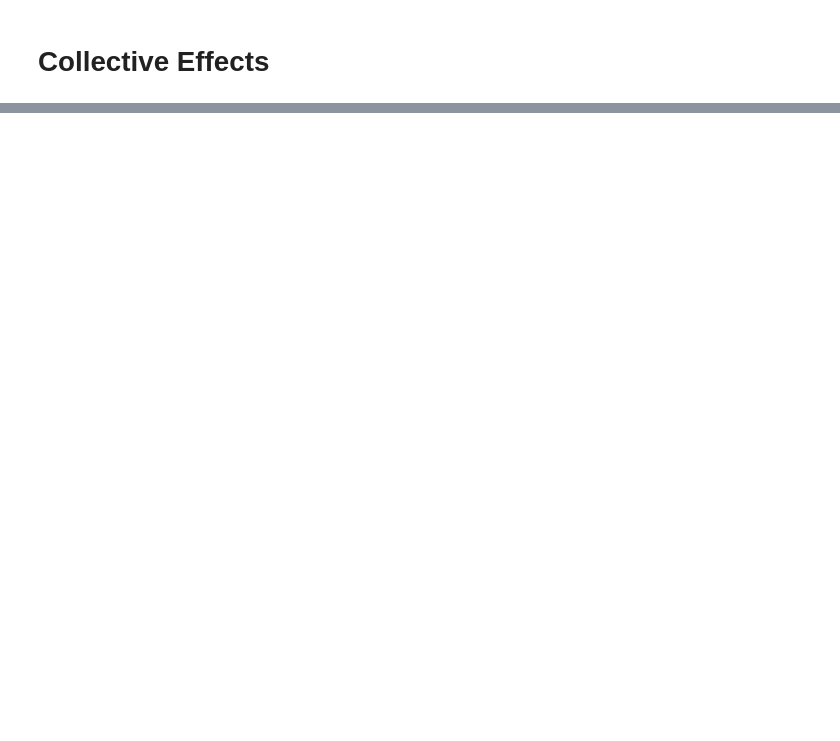
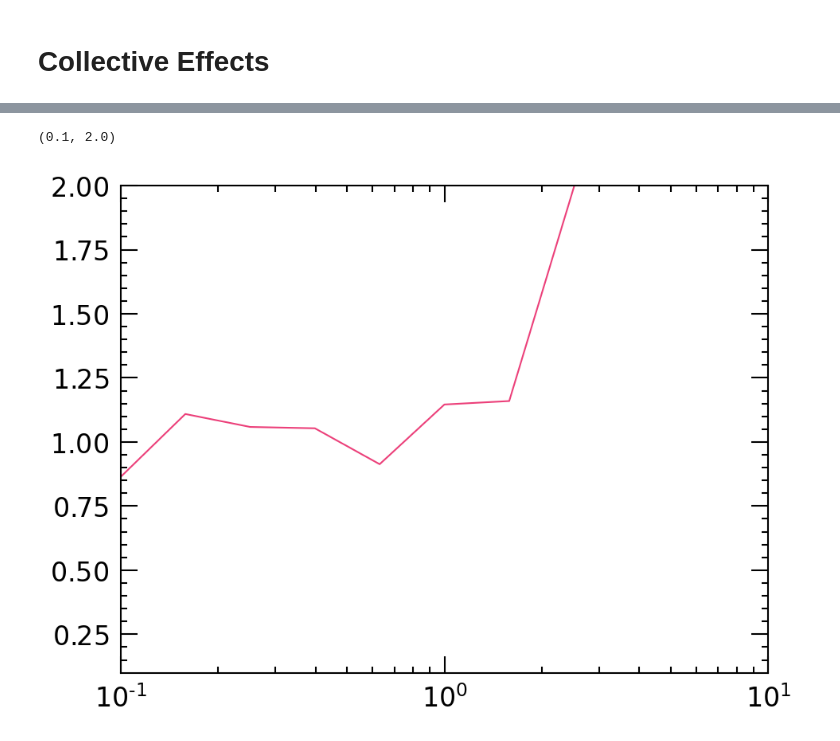
Before and after one commit to mvirgato/WD_e_capture, a Jupyter notebook: plots_cratedn_full.ipynb, the cells around one changed output, grey strips where cells are left out. Saved outputs shown, nothing was run; the diff lists cells and outputs as text; code cells hidden in the pictures; blank space fills up the shorter version.

```diff
--- a/plots_cratedn_full.ipynb
+++ b/plots_cratedn_full.ipynb
@@ -1237,0 +1174,8 @@ plt.legend(ncol = 2)
+# %%
+plt.plot(rate1[0], rate2[1]*echarge**2/rate1[1])
+plt.xscale('log')
+plt.xlim(1e-1, 1e1)
+plt.ylim(0.1, 2)
+# %% [output]
+(0.1, 2.0)
+[figure, added]
```
Also changed, not shown: parts of 24 cells of this notebook, 9 other files.
